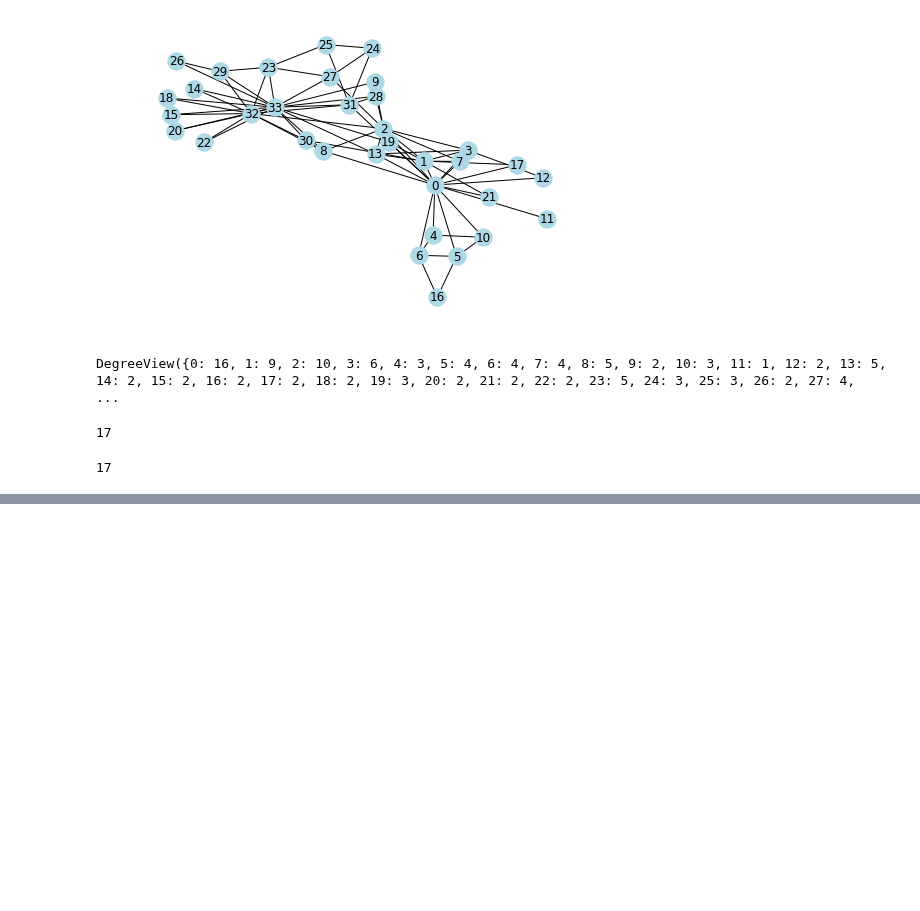
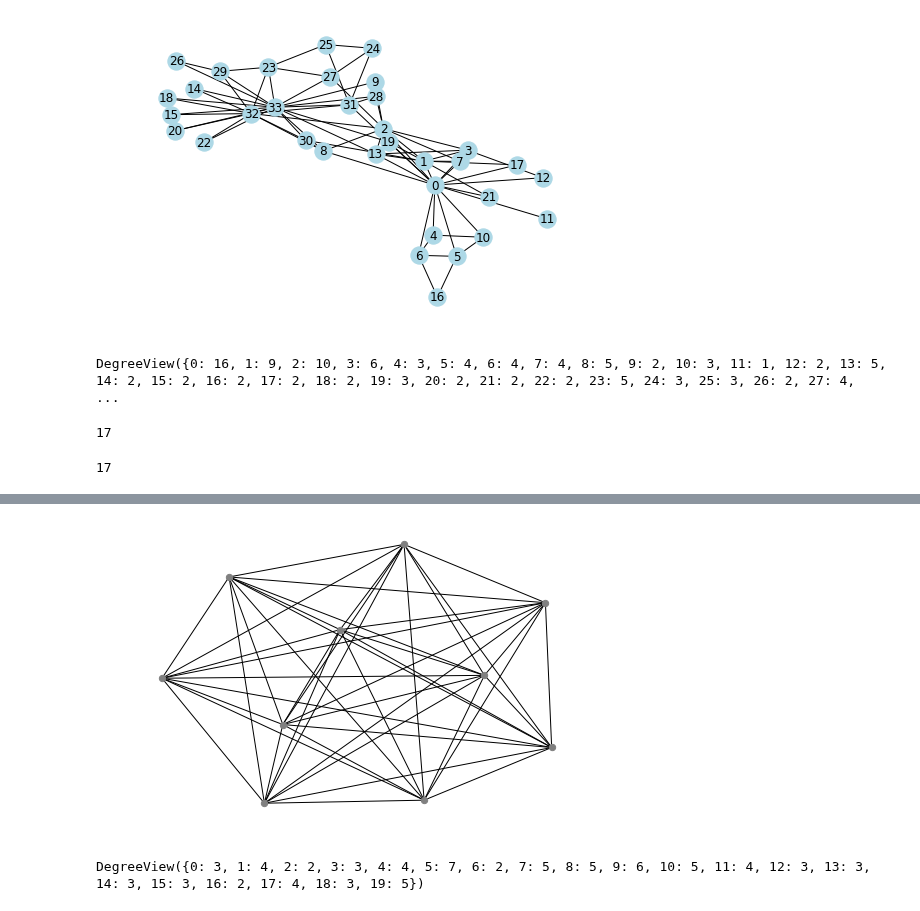
Before and after one commit to udaytak/Edx_PythonForResearch, a Jupyter notebook: 4_31. Case Study - Social Network Analysis.ipynb, the cells around one changed output, grey strips where cells are left out. Saved outputs shown, nothing was run; the diff lists cells and outputs as text; code cells hidden in the pictures; blank space fills up the shorter version.

```diff
--- a/4_31. Case Study - Social Network Analysis.ipynb
+++ b/4_31. Case Study - Social Network Analysis.ipynb
@@ -136,0 +269,10 @@ G.
+# %%
+nx.draw(er_graph(10 ,1), node_size = 40, node_color = 'gray')
+plt.savefig('networks_info by er1.pdf')
+plt.show()
+# %% [output]
+[figure, added]
+# %%
+G.degree()
+# %% [output]
+DegreeView({0: 3, 1: 4, 2: 2, 3: 3, 4: 4, 5: 7, 6: 2, 7: 5, 8: 5, 9: 6, 10: 5, 11: 4, 12: 3, 13: 3, 14: 3, 15: 3, 16: 2, 17: 4, 18: 3, 19: 5})
```
Also changed, not shown: parts of 20 cells of this notebook, 2 other files.
